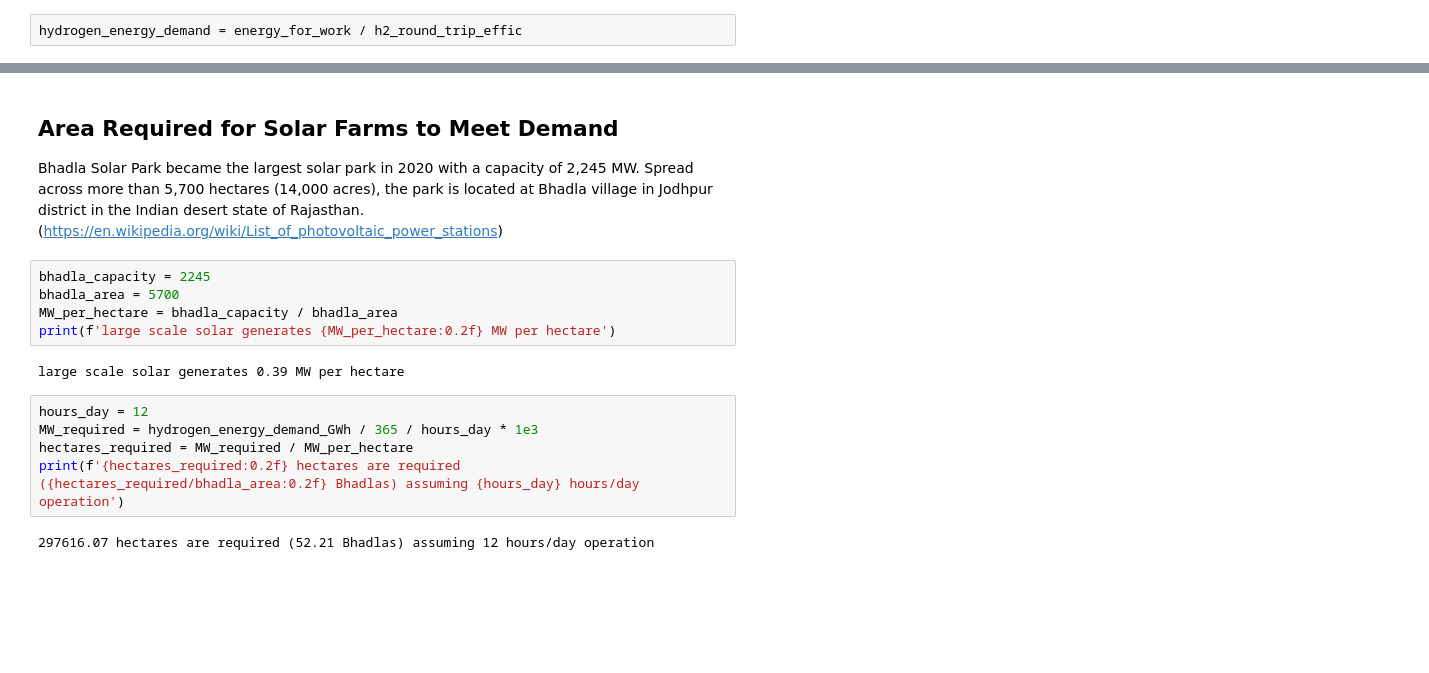
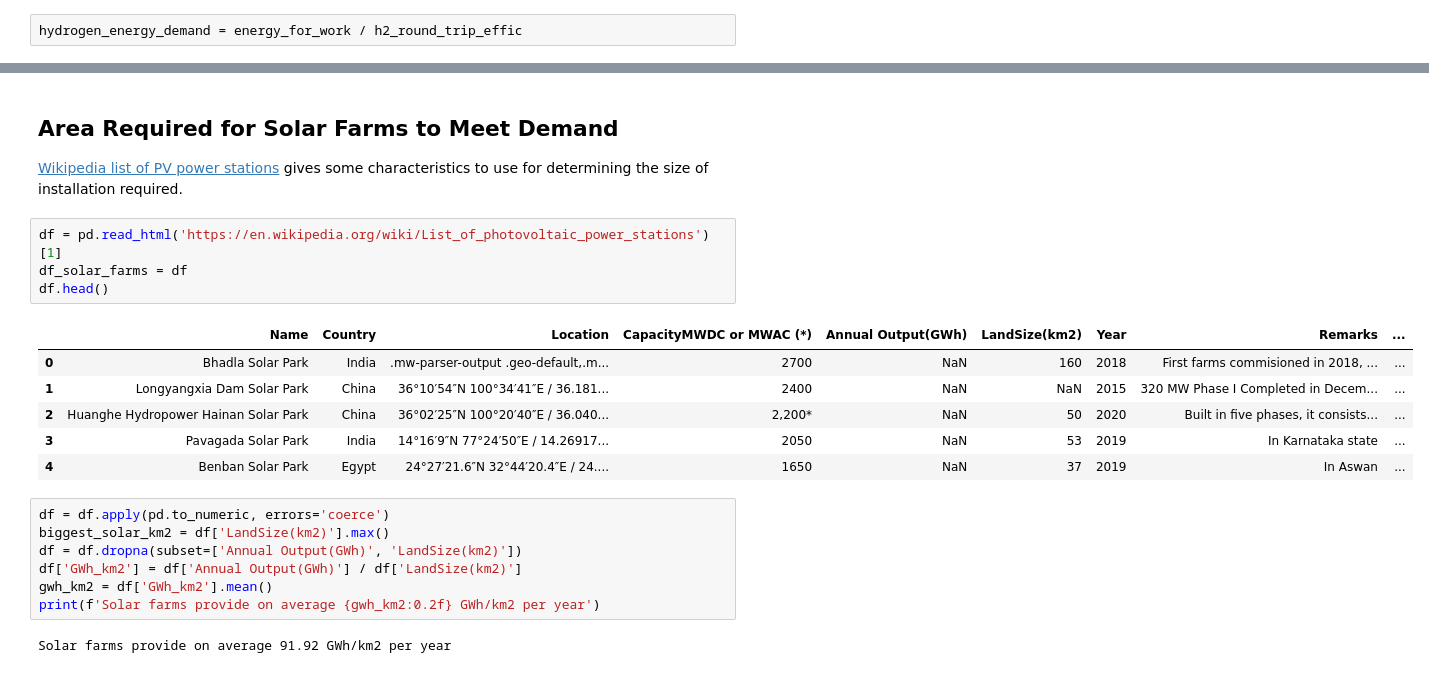
Before and after one commit to bencaldwell/h2-skeptic, a Jupyter notebook: notebooks/solar_and_hydrogen.ipynb, the cells around one changed output, grey strips where cells are left out. Saved outputs shown, nothing was run; the diff lists cells and outputs as text; blank space fills up the shorter version.

```diff
--- a/notebooks/solar_and_hydrogen.ipynb
+++ b/notebooks/solar_and_hydrogen.ipynb
@@ -107,17 +170,23 @@ Hydrogen required 8.57 times the current renewable supply
 # %% [markdown]
 ## Area Required for Solar Farms to Meet Demand
-Bhadla Solar Park became the largest solar park in 2020 with a capacity of 2,245 MW. Spread across more than 5,700 hectares (14,000 acres), the park is located at Bhadla village in Jodhpur district in the Indian desert state of Rajasthan. (https://en.wikipedia.org/wiki/List_of_photovoltaic_power_stations)
+[Wikipedia list of PV power stations](https://en.wikipedia.org/wiki/List_of_photovoltaic_power_stations) gives some characteristics to use for determining the size of installation required.
-# %%
-bhadla_capacity = 2245
-bhadla_area = 5700
-MW_per_hectare = bhadla_capacity / bhadla_area
-print(f'large scale solar generates {MW_per_hectare:0.2f} MW per hectare')
-# %% [output]
-large scale solar generates 0.39 MW per hectare
-# %%
-hours_day = 12
-MW_required = hydrogen_energy_demand_GWh / 365 / hours_day * 1e3
-hectares_required = MW_required / MW_per_hectare
-print(f'{hectares_required:0.2f} hectares are required ({hectares_required/bhadla_area:0.2f} Bhadlas) assuming {hours_day} hours/day operation')
-# %% [output]
-297616.07 hectares are required (52.21 Bhadlas) assuming 12 hours/day operation
+# %%
+df = pd.read_html('https://en.wikipedia.org/wiki/List_of_photovoltaic_power_stations')[1]
+df_solar_farms = df
+df.head()
+# %% [output]
+|  | Name | Country | Location | CapacityMWDC or MWAC (*) | Annual Output(GWh) | LandSize(km2) | Year | Remarks | ... |
+| 0 | Bhadla Solar Park | India | .mw-parser-output .geo-default,.m... | 2700 | NaN | 160 | 2018 | First farms commisioned in 2018, ... | ... |
+| 1 | Longyangxia Dam Solar Park | China | 36°10′54″N 100°34′41″E﻿ / ﻿36.181... | 2400 | NaN | NaN | 2015 | 320 MW Phase I Completed in Decem... | ... |
+| 2 | Huanghe Hydropower Hainan Solar Park | China | 36°02′25″N 100°20′40″E﻿ / ﻿36.040... | 2,200* | NaN | 50 | 2020 | Built in five phases, it consists... | ... |
+| 3 | Pavagada Solar Park | India | 14°16′9″N 77°24′50″E﻿ / ﻿14.26917... | 2050 | NaN | 53 | 2019 | In Karnataka state | ... |
+| 4 | Benban Solar Park | Egypt | 24°27′21.6″N 32°44′20.4″E﻿ / ﻿24.... | 1650 | NaN | 37 | 2019 | In Aswan | ... |
+# %%
+df = df.apply(pd.to_numeric, errors='coerce')
+biggest_solar_km2 = df['LandSize(km2)'].max()
+df = df.dropna(subset=['Annual Output(GWh)', 'LandSize(km2)'])
+df['GWh_km2'] = df['Annual Output(GWh)'] / df['LandSize(km2)']
+gwh_km2 = df['GWh_km2'].mean()
+print(f'Solar farms provide on average {gwh_km2:0.2f} GWh/km2 per year')
+# %% [output]
+Solar farms provide on average 91.92 GWh/km2 per year
```
Also changed, not shown: parts of 30 cells of this notebook, 2 other files.
